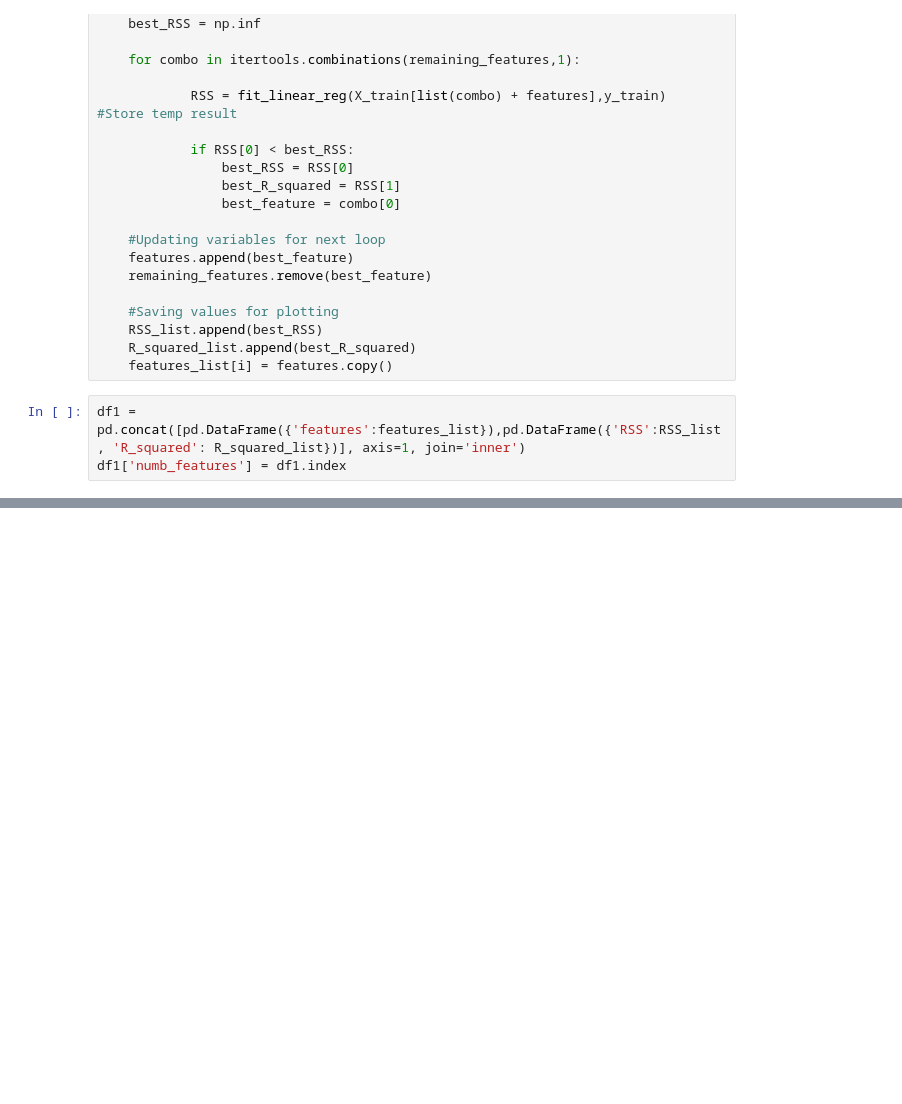
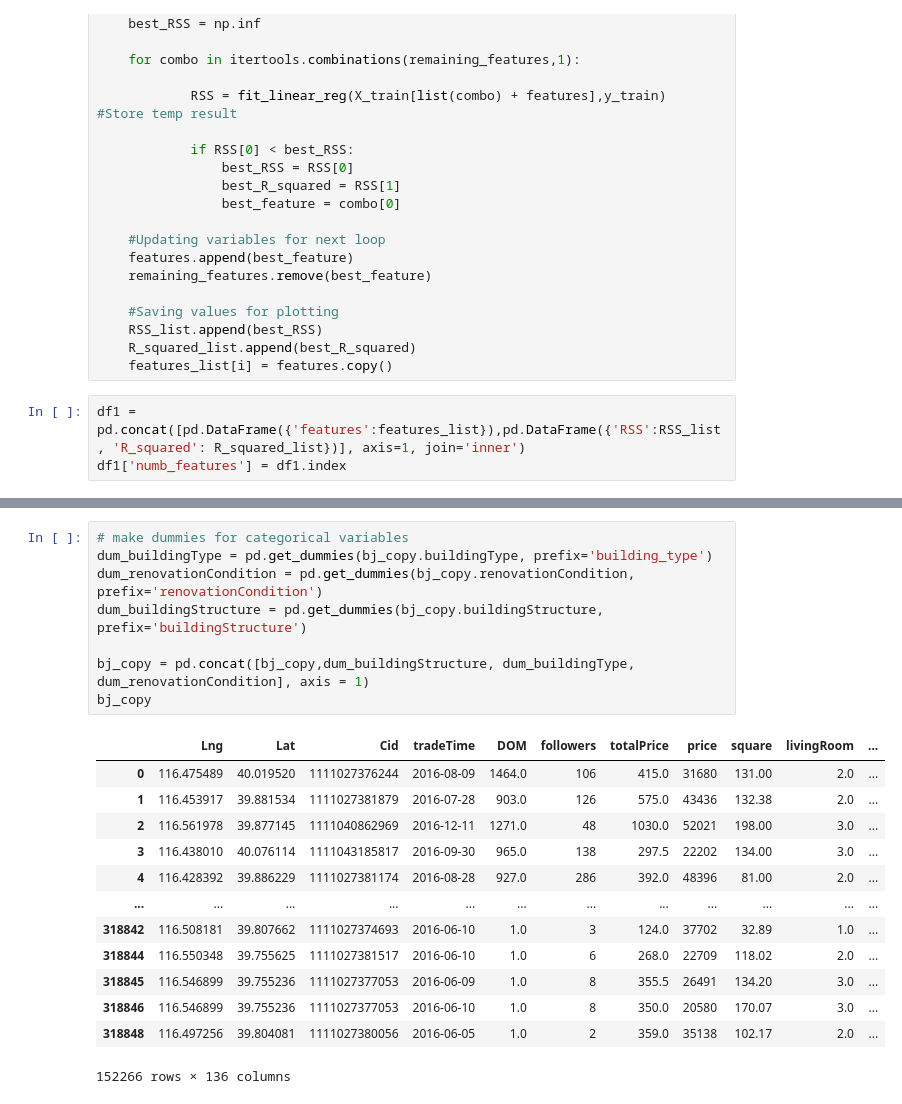
Before and after one commit to danling-northwestern/stat303-2project, a Jupyter notebook: Data_cleaning_Danling.ipynb, the cells around one changed output, grey strips where cells are left out. Cells and saved outputs as stored; diff of their text form; blank space fills up the shorter version.

Commit message:
added dummy variables for categorical variables

```diff
--- a/Data_cleaning_Danling.ipynb
+++ b/Data_cleaning_Danling.ipynb
@@ -359,3 +359,25 @@ df1
 | 20 | [price, square, buildingStructure... | 9.649474e+08 | 0.877369 | 20 | 7924.213555 | 1.000232 | 1.001826 | 0.877349 |
 | 21 | [price, square, buildingStructure... | 9.649461e+08 | 0.877369 | 21 | 7924.332929 | 1.000247 | 1.001921 | 0.877348 |
 | 22 | [price, square, buildingStructure... | 9.649452e+08 | 0.877369 | 22 | 7924.455263 | 1.000263 | 1.002016 | 0.877347 |
+# %%
+# make dummies for categorical variables
+dum_buildingType = pd.get_dummies(bj_copy.buildingType, prefix='building_type')
+dum_renovationCondition = pd.get_dummies(bj_copy.renovationCondition, prefix='renovationCondition')
+dum_buildingStructure = pd.get_dummies(bj_copy.buildingStructure, prefix='buildingStructure')
+
+bj_copy = pd.concat([bj_copy,dum_buildingStructure, dum_buildingType, dum_renovationCondition], axis = 1)
+bj_copy
+# %% [output]
+|  | Lng | Lat | Cid | tradeTime | DOM | followers | totalPrice | price | square | livingRoom | ... |
+| 0 | 116.475489 | 40.019520 | 1111027376244 | 2016-08-09 | 1464.0 | 106 | 415.0 | 31680 | 131.00 | 2.0 | ... |
+| 1 | 116.453917 | 39.881534 | 1111027381879 | 2016-07-28 | 903.0 | 126 | 575.0 | 43436 | 132.38 | 2.0 | ... |
+| 2 | 116.561978 | 39.877145 | 1111040862969 | 2016-12-11 | 1271.0 | 48 | 1030.0 | 52021 | 198.00 | 3.0 | ... |
+| 3 | 116.438010 | 40.076114 | 1111043185817 | 2016-09-30 | 965.0 | 138 | 297.5 | 22202 | 134.00 | 3.0 | ... |
+| 4 | 116.428392 | 39.886229 | 1111027381174 | 2016-08-28 | 927.0 | 286 | 392.0 | 48396 | 81.00 | 2.0 | ... |
+| ... | ... | ... | ... | ... | ... | ... | ... | ... | ... | ... | ... |
+| 318842 | 116.508181 | 39.807662 | 1111027374693 | 2016-06-10 | 1.0 | 3 | 124.0 | 37702 | 32.89 | 1.0 | ... |
+| 318844 | 116.550348 | 39.755625 | 1111027381517 | 2016-06-10 | 1.0 | 6 | 268.0 | 22709 | 118.02 | 2.0 | ... |
+| 318845 | 116.546899 | 39.755236 | 1111027377053 | 2016-06-09 | 1.0 | 8 | 355.5 | 26491 | 134.20 | 3.0 | ... |
+| 318846 | 116.546899 | 39.755236 | 1111027377053 | 2016-06-10 | 1.0 | 8 | 350.0 | 20580 | 170.07 | 3.0 | ... |
+| 318848 | 116.497256 | 39.804081 | 1111027380056 | 2016-06-05 | 1.0 | 2 | 359.0 | 35138 | 102.17 | 2.0 | ... |
+152266 rows × 136 columns
```
